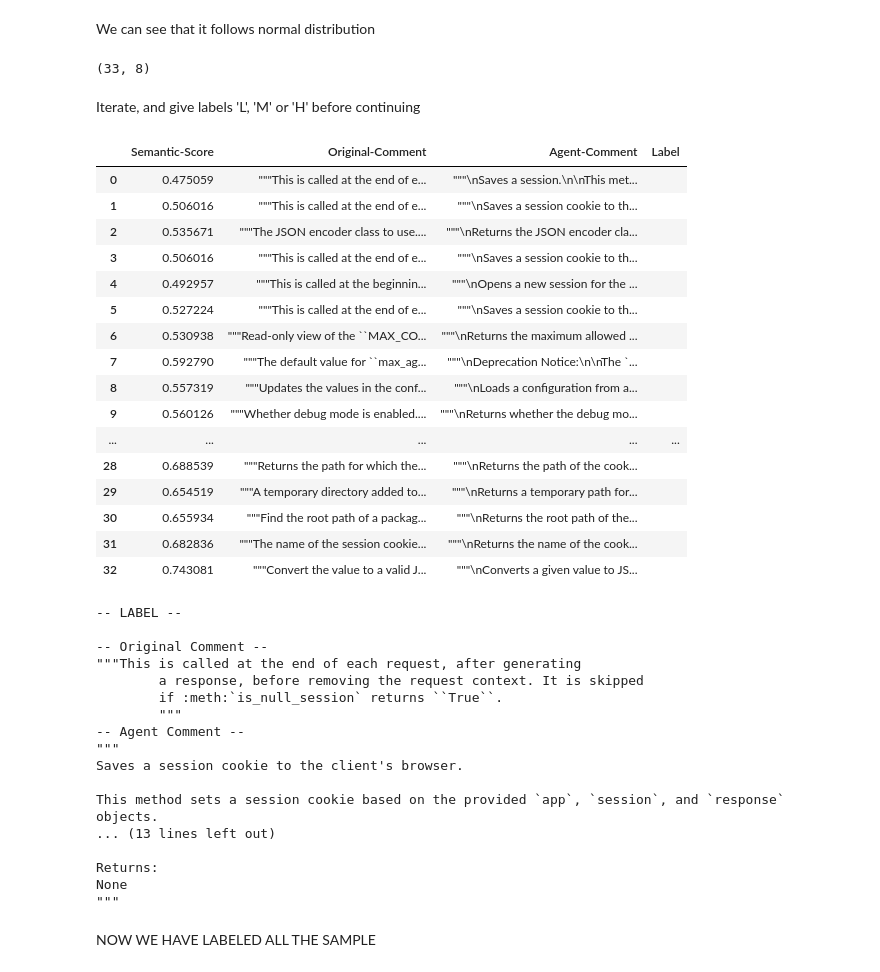
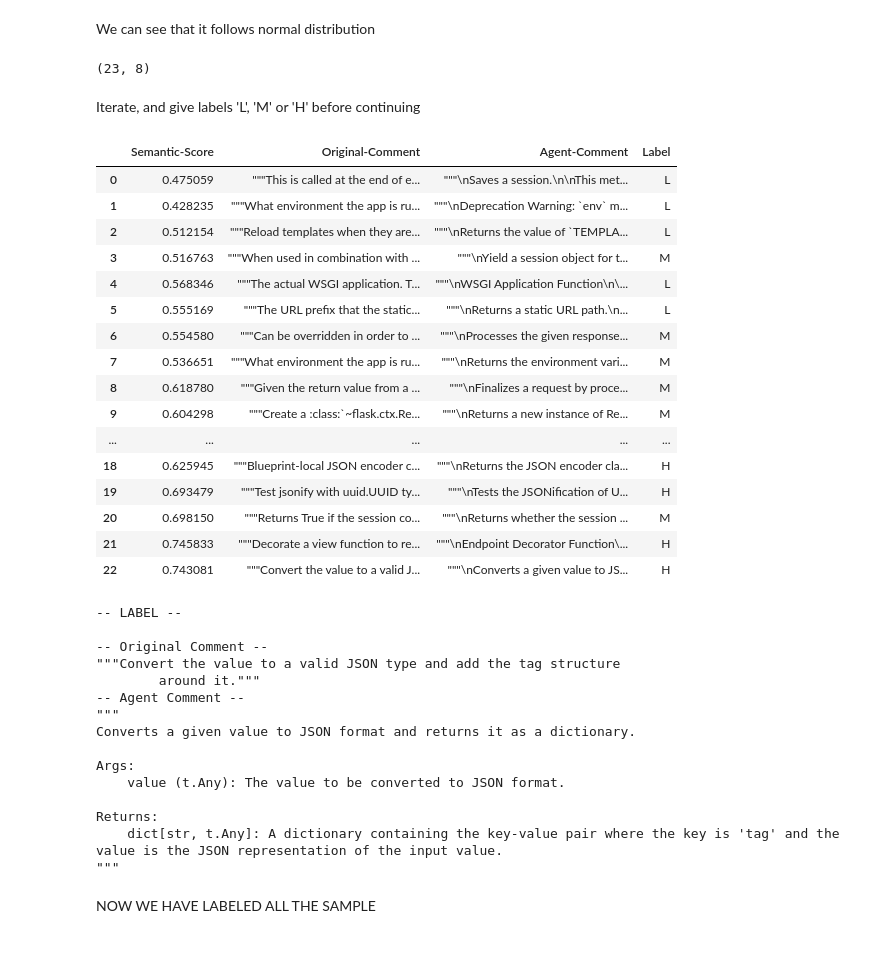
Before and after one commit to BrandtBoys/DocTide, a Jupyter notebook: labs/sem.ipynb, the cells around one changed output. Drawn from its saved outputs; the diff is of its cells as text; code cells hidden in the pictures.

```diff
--- a/labs/sem.ipynb
+++ b/labs/sem.ipynb
@@ -115,38 +133,38 @@ We can see that it follows normal distribution
 # %%
 df['Score-Bin'] = pd.cut(df['Semantic-Score'], bins=7)
 # Sample from each bin
-n = 0.3
-sample_df = df.groupby('Score-Bin', group_keys=False).apply(lambda x: x.sample(n=max(1, int(len(x) * n)), random_state=0))
+n = 0.1
+sample_df = df.groupby('Score-Bin', group_keys=False).apply(lambda x: x.sample(n=max(2, int(len(x) * n)), random_state=0))
 sample_df = sample_df.reset_index(drop=True)
 sample_df['Label'] = ''
 # %%
 sample_df.shape
 # %% [output]
-(33, 8)
+(23, 8)
 # %% [markdown]
 Iterate, and give labels 'L', 'M' or 'H' before continuing
 # %%
-sample_df[sample_df['Label'] == ''][['Semantic-Score','Original-Comment', 'Agent-Comment', 'Label']]
+sample_df[sample_df['Label'] != ''][['Semantic-Score','Original-Comment', 'Agent-Comment', 'Label']]
 # %% [output]
 |  | Semantic-Score | Original-Comment | Agent-Comment | Label |
-| 0 | 0.475059 | """This is called at the end of e... | """\nSaves a session.\n\nThis met... |  |
-| 1 | 0.506016 | """This is called at the end of e... | """\nSaves a session cookie to th... |  |
-| 2 | 0.535671 | """The JSON encoder class to use.... | """\nReturns the JSON encoder cla... |  |
-| 3 | 0.506016 | """This is called at the end of e... | """\nSaves a session cookie to th... |  |
-| 4 | 0.492957 | """This is called at the beginnin... | """\nOpens a new session for the ... |  |
-| 5 | 0.527224 | """This is called at the end of e... | """\nSaves a session cookie to th... |  |
-| 6 | 0.530938 | """Read-only view of the ``MAX_CO... | """\nReturns the maximum allowed ... |  |
-| 7 | 0.592790 | """The default value for ``max_ag... | """\nDeprecation Notice:\n\nThe `... |  |
-| 8 | 0.557319 | """Updates the values in the conf... | """\nLoads a configuration from a... |  |
-| 9 | 0.560126 | """Whether debug mode is enabled.... | """\nReturns whether the debug mo... |  |
+| 0 | 0.475059 | """This is called at the end of e... | """\nSaves a session.\n\nThis met... | L |
+| 1 | 0.428235 | """What environment the app is ru... | """\nDeprecation Warning: `env` m... | L |
+| 2 | 0.512154 | """Reload templates when they are... | """\nReturns the value of `TEMPLA... | L |
+| 3 | 0.516763 | """When used in combination with ... | """\nYield a session object for t... | M |
+| 4 | 0.568346 | """The actual WSGI application. T... | """\nWSGI Application Function\n\... | L |
+| 5 | 0.555169 | """The URL prefix that the static... | """\nReturns a static URL path.\n... | L |
+| 6 | 0.554580 | """Can be overridden in order to ... | """\nProcesses the given response... | M |
+| 7 | 0.536651 | """What environment the app is ru... | """\nReturns the environment vari... | M |
+| 8 | 0.618780 | """Given the return value from a ... | """\nFinalizes a request by proce... | M |
+| 9 | 0.604298 | """Create a :class:`~flask.ctx.Re... | """\nReturns a new instance of Re... | M |
 | ... | ... | ... | ... | ... |
-| 28 | 0.688539 | """Returns the path for which the... | """\nReturns the path of the cook... |  |
-| 29 | 0.654519 | """A temporary directory added to... | """\nReturns a temporary path for... |  |
-| 30 | 0.655934 | """Find the root path of a packag... | """\nReturns the root path of the... |  |
-| 31 | 0.682836 | """The name of the session cookie... | """\nReturns the name of the cook... |  |
-| 32 | 0.743081 | """Convert the value to a valid J... | """\nConverts a given value to JS... |  |
+| 18 | 0.625945 | """Blueprint-local JSON encoder c... | """\nReturns the JSON encoder cla... | H |
+| 19 | 0.693479 | """Test jsonify with uuid.UUID ty... | """\nTests the JSONification of U... | H |
+| 20 | 0.698150 | """Returns True if the session co... | """\nReturns whether the session ... | M |
+| 21 | 0.745833 | """Decorate a view function to re... | """\nEndpoint Decorator Function\... | H |
+| 22 | 0.743081 | """Convert the value to a valid J... | """\nConverts a given value to JS... | H |
 # %%
-n = 1
+n = 22
 
 print("""-- LABEL --""")
 print(sample_df.iloc[n]["Label"])
@@ -158,18 +176,16 @@ print(sample_df.iloc[n]["Agent-Comment"])
 -- LABEL --
 
 -- Original Comment --
-"""This is called at the end of each request, after generating
-        a response, before removing the request context. It is skipped
-        if :meth:`is_null_session` returns ``True``.
-        """
+"""Convert the value to a valid JSON type and add the tag structure
+        around it."""
 -- Agent Comment --
 """
-Saves a session cookie to the client's browser.
+Converts a given value to JSON format and returns it as a dictionary.
 
-This method sets a session cookie based on the provided `app`, `session`, and `response` objects.
-... (13 lines left out)
+Args:
+    value (t.Any): The value to be converted to JSON format.
 
 Returns:
-None
+    dict[str, t.Any]: A dictionary containing the key-value pair where the key is 'tag' and the value is the JSON representation of the input value.
 """
 # %%
```
Also changed, not shown: parts of 11 cells of this notebook, 4 other files.
